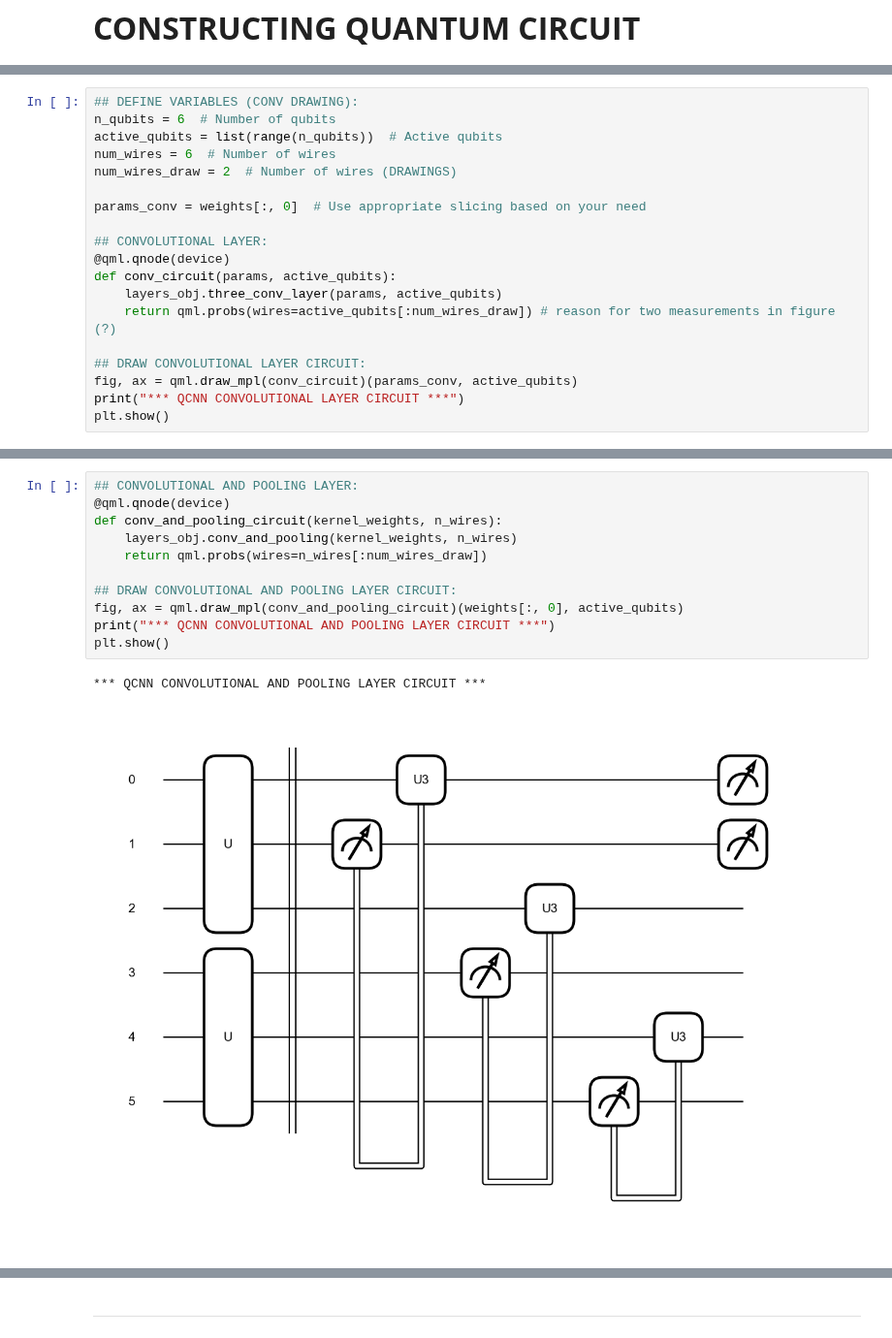
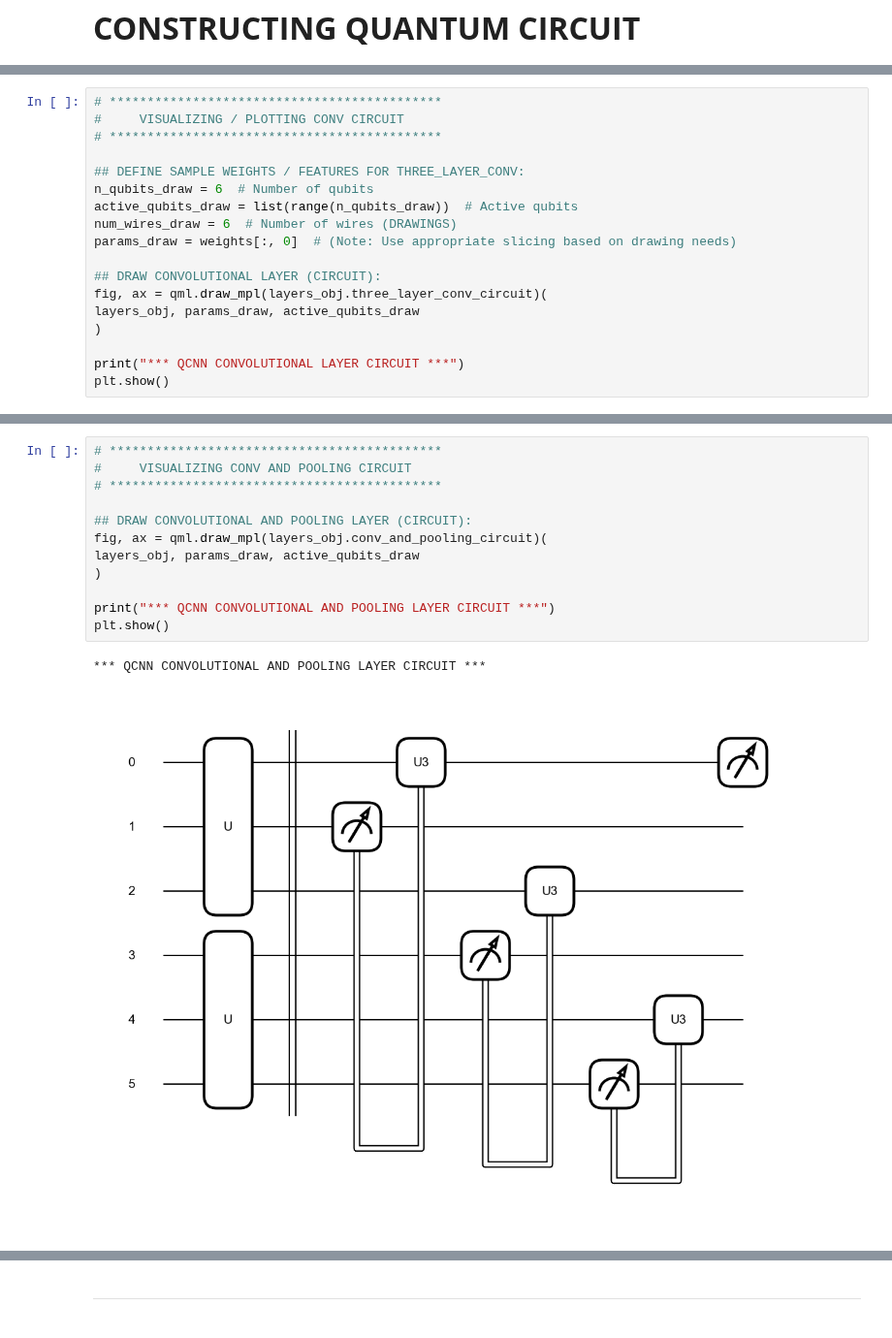
Before and after one commit to seanchisholm2/qcnn-lppc, a Jupyter notebook: QCNN_package.ipynb, the cells around one changed output, grey strips where cells are left out. Shown at 97% size. Saved outputs shown, nothing was run; the diff lists cells and outputs as text.

```diff
--- a/QCNN_package.ipynb
+++ b/QCNN_package.ipynb
@@ -232,22 +224,21 @@ plt.show()
 *** QCNN QUANTUM CIRCUIT ***
 [figure]
 # %%
-## DEFINE VARIABLES (CONV DRAWING):
-n_qubits = 6  # Number of qubits
-active_qubits = list(range(n_qubits))  # Active qubits
-num_wires = 6  # Number of wires
-num_wires_draw = 2  # Number of wires (DRAWINGS)
+# ********************************************
+#     VISUALIZING / PLOTTING CONV CIRCUIT
+# ********************************************
 
-params_conv = weights[:, 0]  # Use appropriate slicing based on your need
+## DEFINE SAMPLE WEIGHTS / FEATURES FOR THREE_LAYER_CONV:
+n_qubits_draw = 6  # Number of qubits
+active_qubits_draw = list(range(n_qubits_draw))  # Active qubits
+num_wires_draw = 6  # Number of wires (DRAWINGS)
+params_draw = weights[:, 0]  # (Note: Use appropriate slicing based on drawing needs)
 
-## CONVOLUTIONAL LAYER:
-@qml.qnode(device)
-def conv_circuit(params, active_qubits):
-    layers_obj.three_conv_layer(params, active_qubits)
-    return qml.probs(wires=active_qubits[:num_wires_draw]) # reason for two measurements in figure (?)
+## DRAW CONVOLUTIONAL LAYER (CIRCUIT):
+fig, ax = qml.draw_mpl(layers_obj.three_layer_conv_circuit)(
+layers_obj, params_draw, active_qubits_draw
+)
 
-## DRAW CONVOLUTIONAL LAYER CIRCUIT:
-fig, ax = qml.draw_mpl(conv_circuit)(params_conv, active_qubits)
 print("*** QCNN CONVOLUTIONAL LAYER CIRCUIT ***")
 plt.show()
 # %% [output]
@@ -256,14 +247,15 @@ plt.show()
 # %%
-## CONVOLUTIONAL AND POOLING LAYER:
-@qml.qnode(device)
-def conv_and_pooling_circuit(kernel_weights, n_wires):
-    layers_obj.conv_and_pooling(kernel_weights, n_wires)
-    return qml.probs(wires=n_wires[:num_wires_draw])
+# ********************************************
+#     VISUALIZING CONV AND POOLING CIRCUIT
+# ********************************************
 
-## DRAW CONVOLUTIONAL AND POOLING LAYER CIRCUIT:
-fig, ax = qml.draw_mpl(conv_and_pooling_circuit)(weights[:, 0], active_qubits)
+## DRAW CONVOLUTIONAL AND POOLING LAYER (CIRCUIT):
+fig, ax = qml.draw_mpl(layers_obj.conv_and_pooling_circuit)(
+layers_obj, params_draw, active_qubits_draw
+)
+
 print("*** QCNN CONVOLUTIONAL AND POOLING LAYER CIRCUIT ***")
 plt.show()
 # %% [output]
 *** QCNN CONVOLUTIONAL AND POOLING LAYER CIRCUIT ***
-[figure, old version]
+[figure, new version]
```
Also changed, not shown: parts of 19 cells of this notebook, 3 other files.
